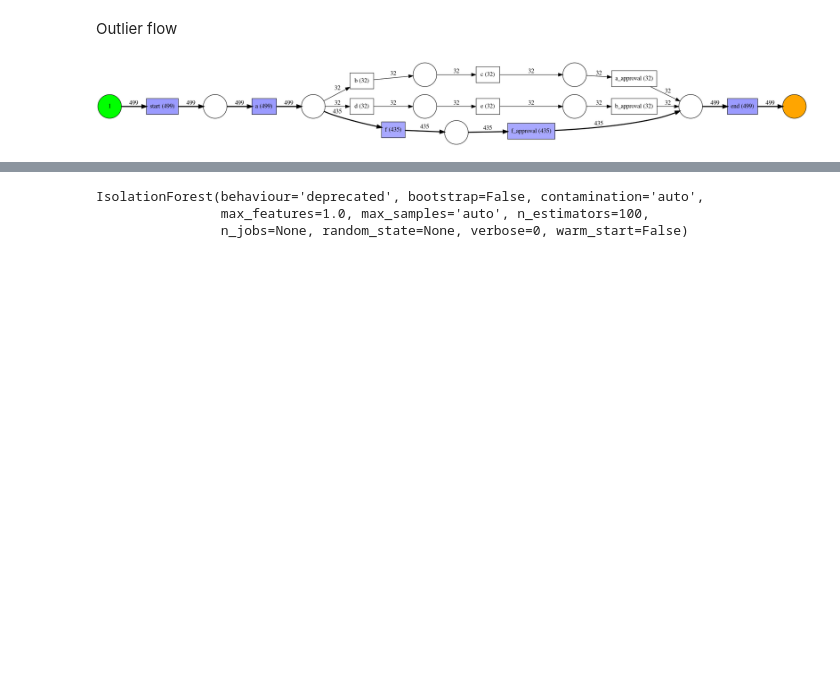
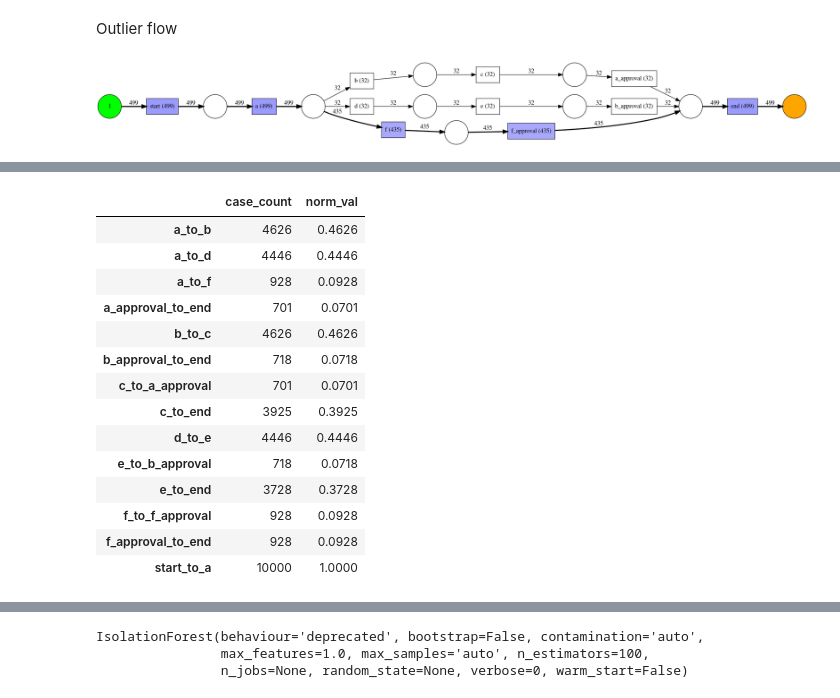
Before and after one commit to jjocampo/Process-Mining-Sim, a Jupyter notebook: SageMaker/#3 - ML on Process Mined Simulated Random Process.ipynb, the cells around one changed output, grey strips where cells are left out. Drawn from its saved outputs; the diff is of its cells as text; code cells hidden in the pictures; blank space fills up the shorter version.

```diff
--- a/SageMaker/#3 - ML on Process Mined Simulated Random Process.ipynb
+++ b/SageMaker/#3 - ML on Process Mined Simulated Random Process.ipynb
@@ -171,2 +253,27 @@ test_agg = test_df.sum()
+# %%
+test_agg  = test_agg.iloc[~test_agg.index.str.contains('case:concept')]
+# %%
+test_agg.index = test_agg.index.str.replace('succession:concept:name@','')
+# %%
+test_agg.index = test_agg.index.str.replace('#','_to_')
+# %%
+tot_case_cnt = test_agg['case_count'].max()
+test_agg['norm_val'] = test_agg.loc[:,'case_count'].apply(lambda x : x / tot_case_cnt)
 # %%
-test_agg['use_norm']
+test_agg
+# %% [output]
+|  | case_count | norm_val |
+| a_to_b | 4626 | 0.4626 |
+| a_to_d | 4446 | 0.4446 |
+| a_to_f | 928 | 0.0928 |
+| a_approval_to_end | 701 | 0.0701 |
+| b_to_c | 4626 | 0.4626 |
+| b_approval_to_end | 718 | 0.0718 |
+| c_to_a_approval | 701 | 0.0701 |
+| c_to_end | 3925 | 0.3925 |
+| d_to_e | 4446 | 0.4446 |
+| e_to_b_approval | 718 | 0.0718 |
+| e_to_end | 3728 | 0.3728 |
+| f_to_f_approval | 928 | 0.0928 |
+| f_approval_to_end | 928 | 0.0928 |
+| start_to_a | 10000 | 1.0000 |
```
Also changed, not shown: parts of 34 cells of this notebook.
